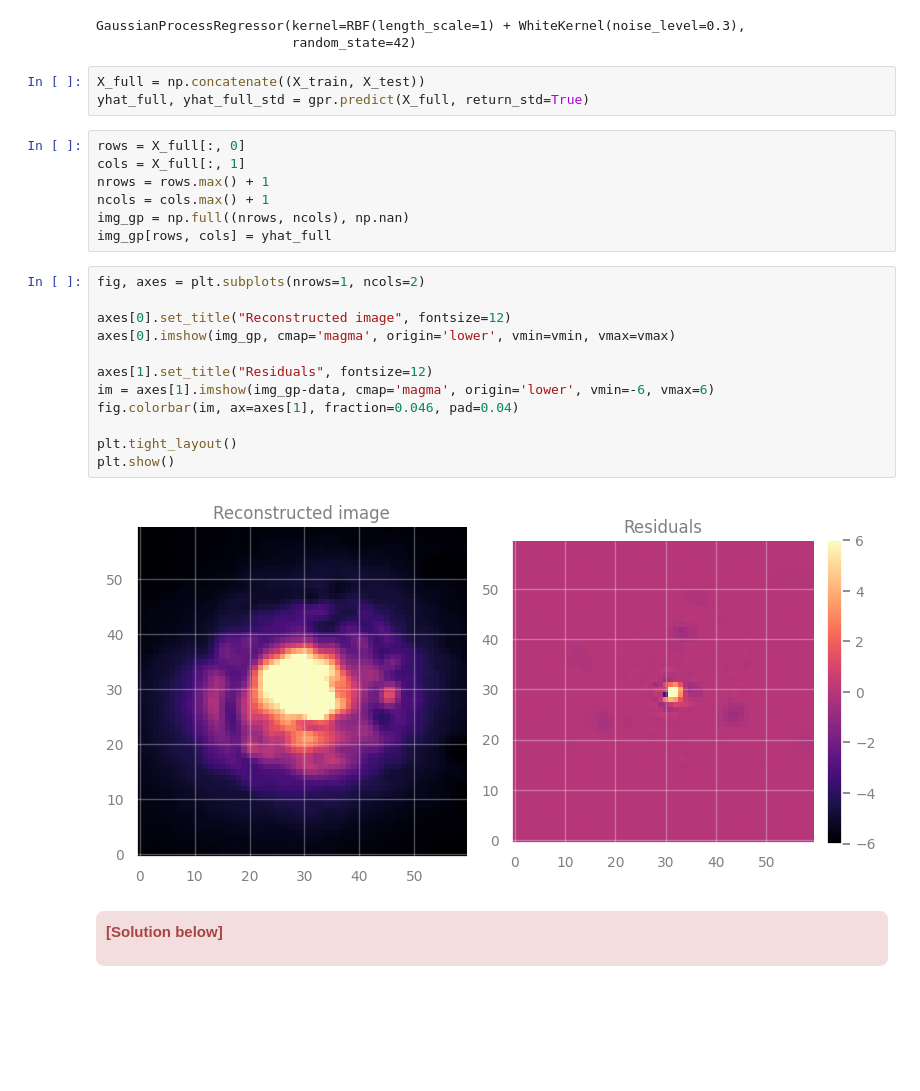
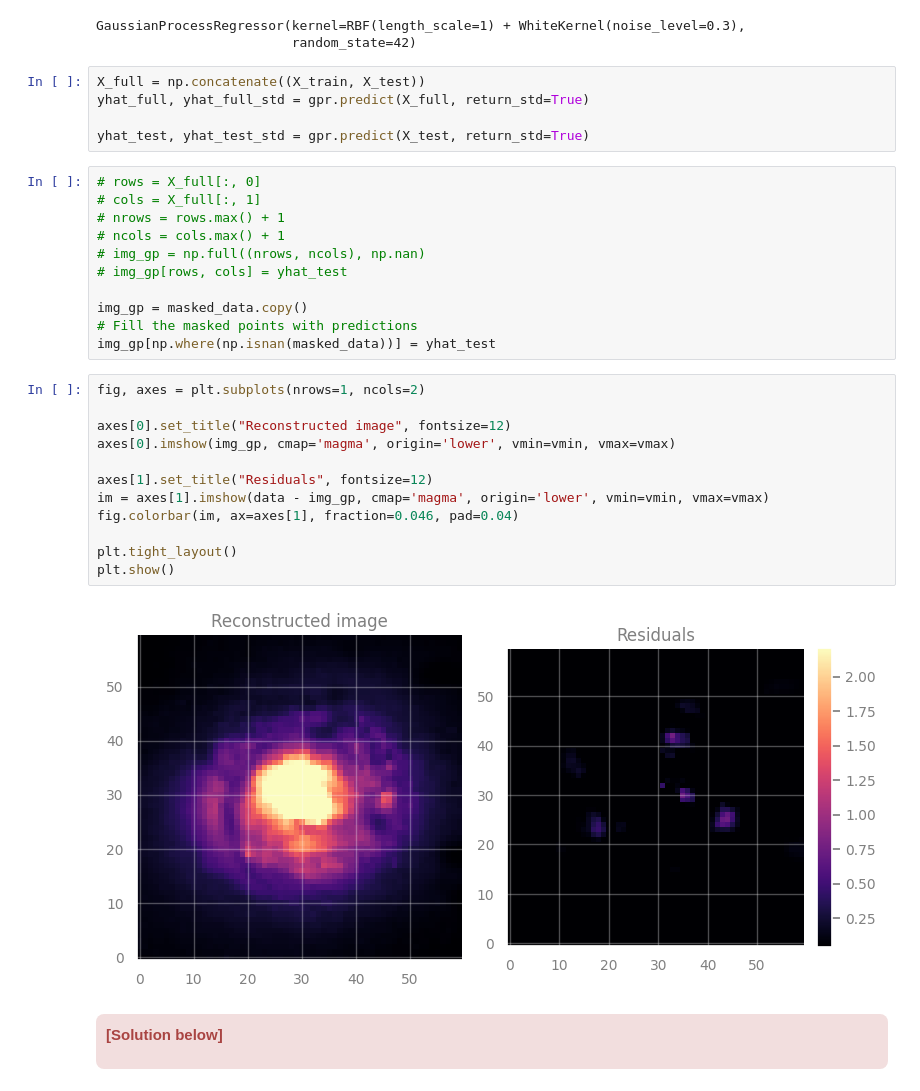
Before and after one commit to sghwang-cosmos/Astrostat-School-2026, a Jupyter notebook: Gaussian_Processes/Gaussian_Processes.ipynb, the cells around one changed output. Cells and saved outputs as stored; diff of their text form; blank space fills up the shorter version.

```diff
--- a/Gaussian_Processes/Gaussian_Processes.ipynb
+++ b/Gaussian_Processes/Gaussian_Processes.ipynb
@@ -972,27 +972,33 @@ GaussianProcessRegressor(kernel=RBF(length_scale=1) + WhiteKernel(noise_level=0.
 # %%
 X_full = np.concatenate((X_train, X_test))
 yhat_full, yhat_full_std = gpr.predict(X_full, return_std=True)
+
+yhat_test, yhat_test_std = gpr.predict(X_test, return_std=True)
 # %%
-rows = X_full[:, 0]
-cols = X_full[:, 1]
-nrows = rows.max() + 1
-ncols = cols.max() + 1
-img_gp = np.full((nrows, ncols), np.nan)
-img_gp[rows, cols] = yhat_full
+# rows = X_full[:, 0]
+# cols = X_full[:, 1]
+# nrows = rows.max() + 1
+# ncols = cols.max() + 1
+# img_gp = np.full((nrows, ncols), np.nan)
+# img_gp[rows, cols] = yhat_test
+
+img_gp = masked_data.copy()
+# Fill the masked points with predictions
+img_gp[np.where(np.isnan(masked_data))] = yhat_test
 # %%
 fig, axes = plt.subplots(nrows=1, ncols=2)
 
 axes[0].set_title("Reconstructed image", fontsize=12)
 axes[0].imshow(img_gp, cmap='magma', origin='lower', vmin=vmin, vmax=vmax)
 
 axes[1].set_title("Residuals", fontsize=12)
-im = axes[1].imshow(img_gp-data, cmap='magma', origin='lower', vmin=-6, vmax=6)
+im = axes[1].imshow(data - img_gp, cmap='magma', origin='lower', vmin=vmin, vmax=vmax)
 fig.colorbar(im, ax=axes[1], fraction=0.046, pad=0.04)
 
 plt.tight_layout()
 plt.show()
 # %% [output]
-[figure, old version]
+[figure, new version]
 # %% [markdown]
 <div class="alert alert-danger" role="alert" style="border-radius: 8px; padding: 10px;">
 
```
Also changed, not shown: parts of 2 cells of this notebook.
